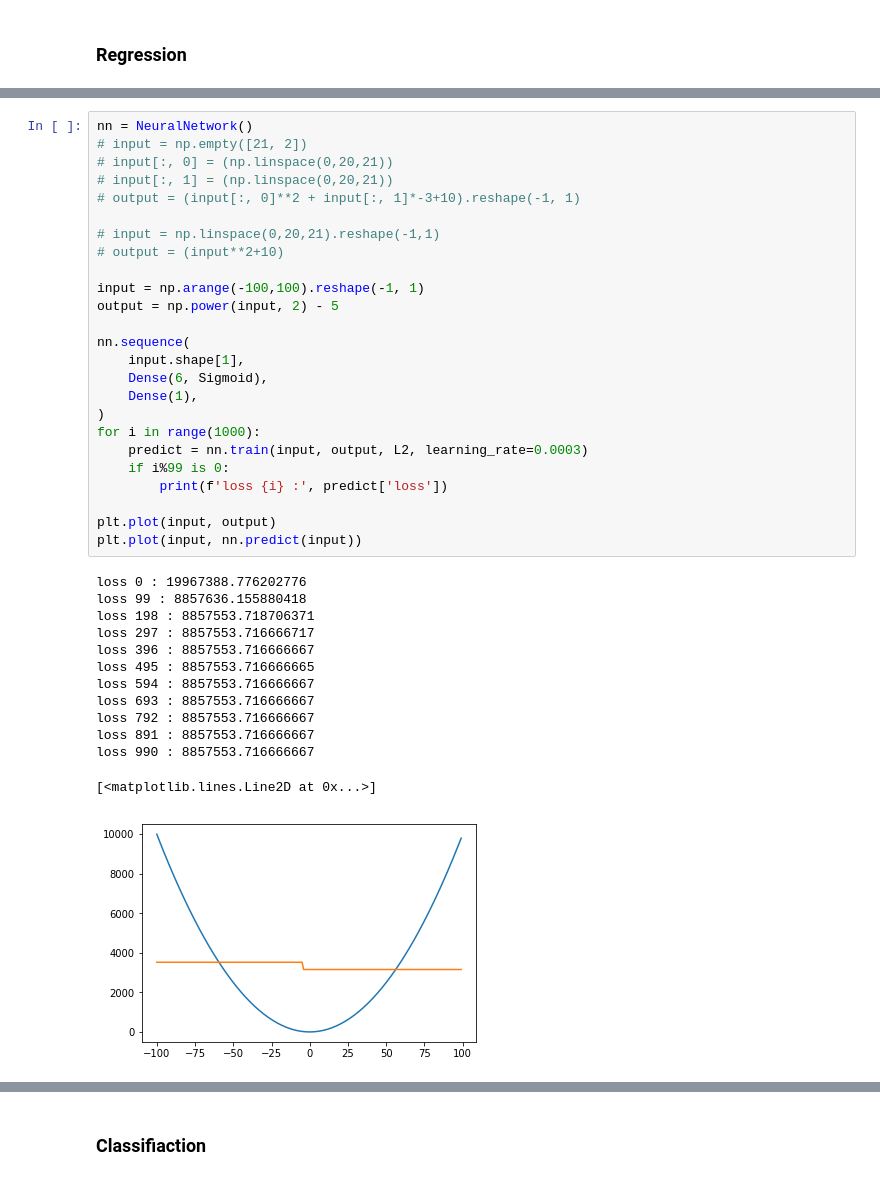
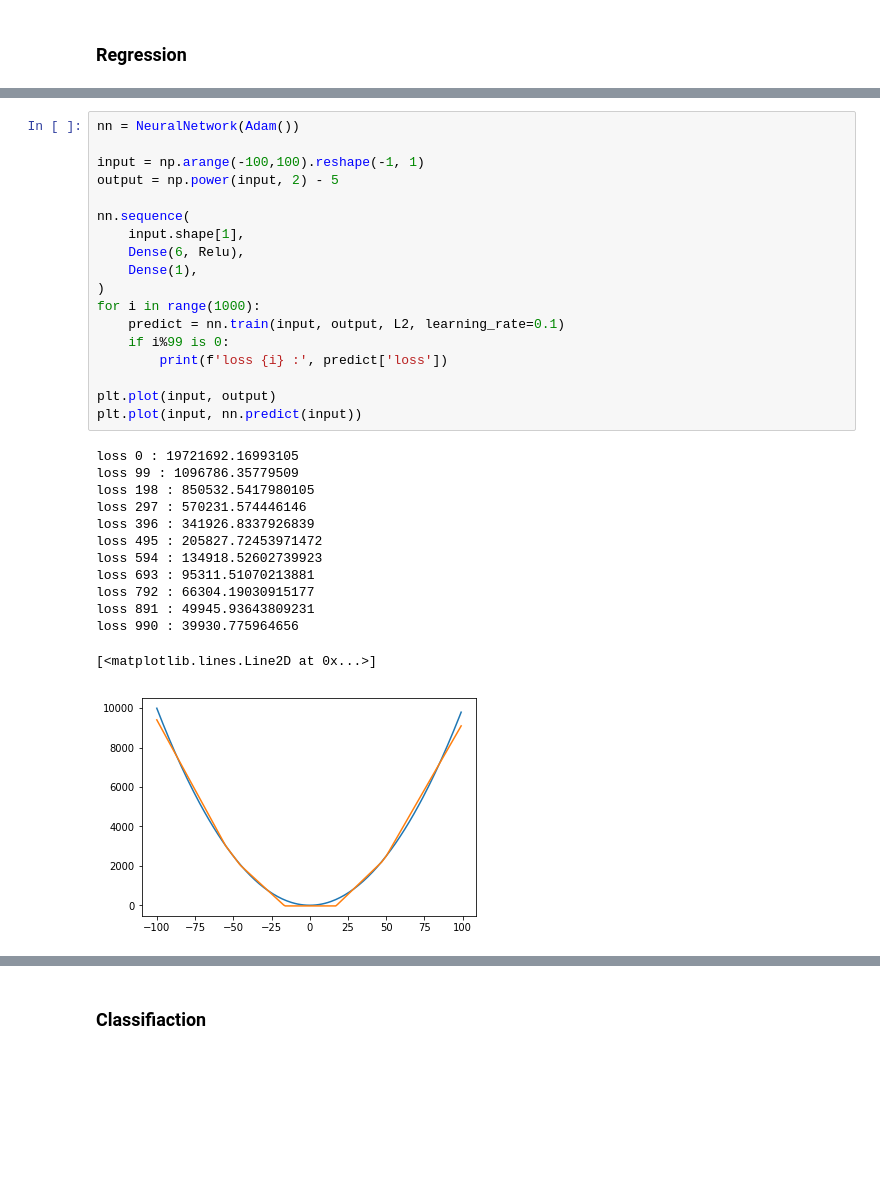
Before and after one commit to exitudio/research-ai, a Jupyter notebook: experiment/neural-network-lib/numpy/Neural Net Numpy.ipynb, the cells around one changed output, grey strips where cells are left out. Drawn from its saved outputs; the diff is of its cells as text; blank space fills up the shorter version.

```diff
--- a/experiment/neural-network-lib/numpy/Neural Net Numpy.ipynb
+++ b/experiment/neural-network-lib/numpy/Neural Net Numpy.ipynb
@@ -39,39 +40,32 @@ plt.plot(input, nn.predict(input))
 # %%
-nn = NeuralNetwork()
-# input = np.empty([21, 2])
-# input[:, 0] = (np.linspace(0,20,21))
-# input[:, 1] = (np.linspace(0,20,21))
-# output = (input[:, 0]**2 + input[:, 1]*-3+10).reshape(-1, 1)
-
-# input = np.linspace(0,20,21).reshape(-1,1)
-# output = (input**2+10)
+nn = NeuralNetwork(Adam())
 
 input = np.arange(-100,100).reshape(-1, 1)
 output = np.power(input, 2) - 5
 
 nn.sequence(
     input.shape[1],
-    Dense(6, Sigmoid),
+    Dense(6, Relu),
     Dense(1),
 )
 for i in range(1000):
-    predict = nn.train(input, output, L2, learning_rate=0.0003)
+    predict = nn.train(input, output, L2, learning_rate=0.1)
     if i%99 is 0:
         print(f'loss {i} :', predict['loss'])
 
 plt.plot(input, output)
 plt.plot(input, nn.predict(input))
 # %% [output]
-loss 0 : 19967388.776202776
-loss 99 : 8857636.155880418
-loss 198 : 8857553.718706371
-loss 297 : 8857553.716666717
-loss 396 : 8857553.716666667
-loss 495 : 8857553.716666665
-loss 594 : 8857553.716666667
-loss 693 : 8857553.716666667
-loss 792 : 8857553.716666667
-loss 891 : 8857553.716666667
-loss 990 : 8857553.716666667
+loss 0 : 19721692.16993105
+loss 99 : 1096786.35779509
+loss 198 : 850532.5417980105
+loss 297 : 570231.574446146
+loss 396 : 341926.8337926839
+loss 495 : 205827.72453971472
+loss 594 : 134918.52602739923
+loss 693 : 95311.51070213881
+loss 792 : 66304.19030915177
+loss 891 : 49945.93643809231
+loss 990 : 39930.775964656
 [<matplotlib.lines.Line2D at 0x...>]
-[figure, old version]
+[figure, new version]
```
Also changed, not shown: parts of 7 cells of this notebook, 5 other files.
